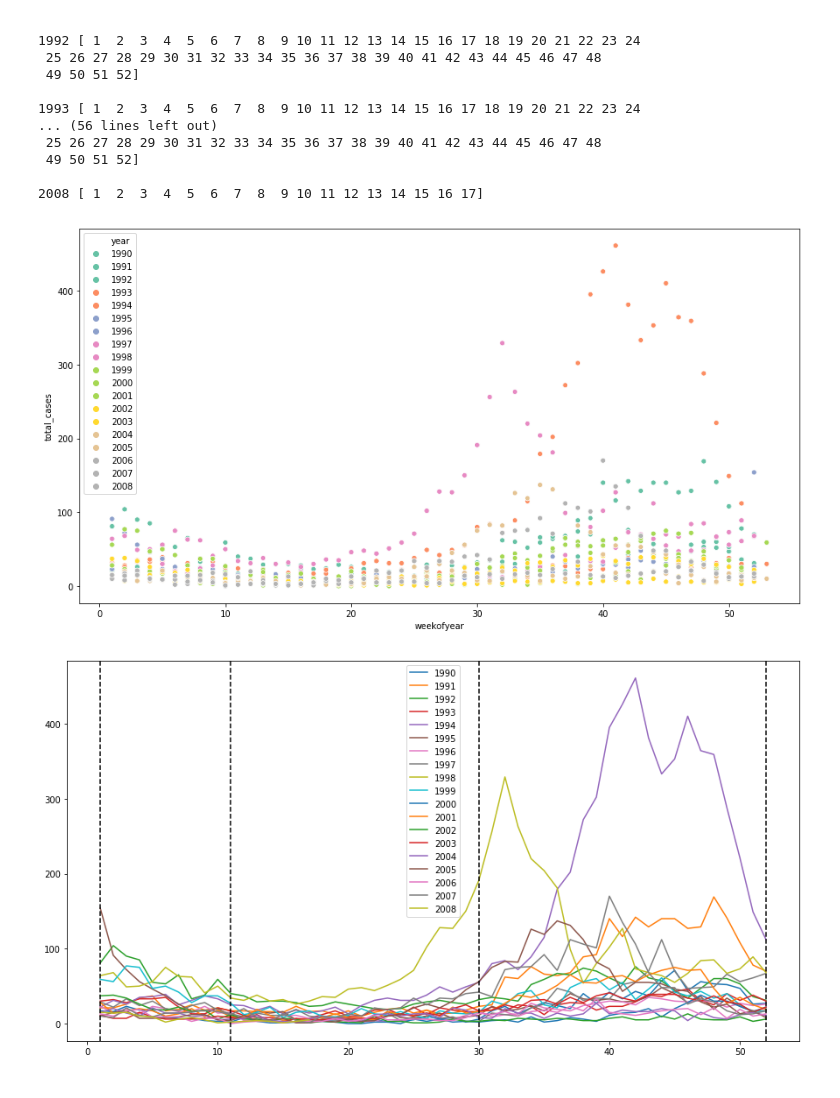
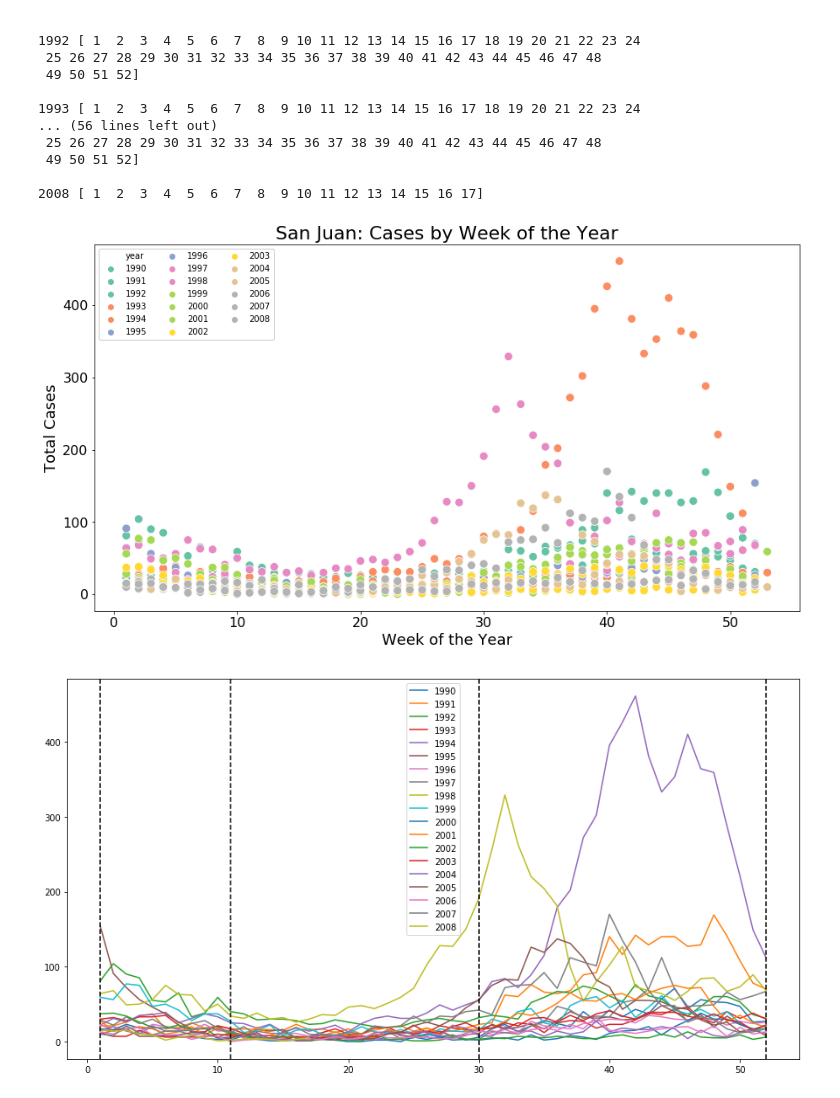
Before and after one commit to conditg/deng-ai, a Jupyter notebook: SJ.ipynb, the cells around one changed output. Cells and saved outputs as stored; diff of their text form; code cells hidden in the pictures.

```diff
--- a/SJ.ipynb
+++ b/SJ.ipynb
@@ -179,10 +214,17 @@ for year in sj.year.unique():
 sj = sj.interpolate(method='linear')
 # %%
 plt.figure(figsize=[15,8])
-sns.scatterplot(x='weekofyear',y='total_cases', hue='year',data=sj, palette='Set2',legend='full')
+plt.title('San Juan: Cases by Week of the Year', size=22)
+sns.scatterplot(x='weekofyear',y='total_cases', hue='year', s=100,
+                data=sj, palette='Set2',legend='full')
+plt.legend(loc=2, framealpha=1, ncol=3)
+plt.ylabel('Total Cases',size=18)
+plt.xlabel('Week of the Year',size=18)
+plt.xticks(size=16)
+plt.yticks(size=16)
 plt.show()
 # %% [output]
-[figure, old version]
+[figure, new version]
 # %%
 plt.figure(figsize=[15,8])
 for year in [x for x in sj.year.unique() if x not in []]:
```
Also changed, not shown: parts of 9 cells of this notebook, 4 other files.
